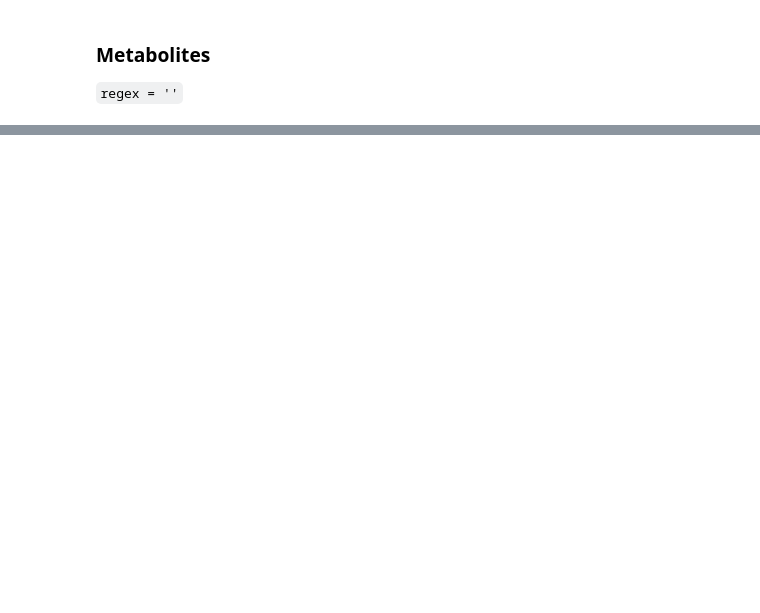
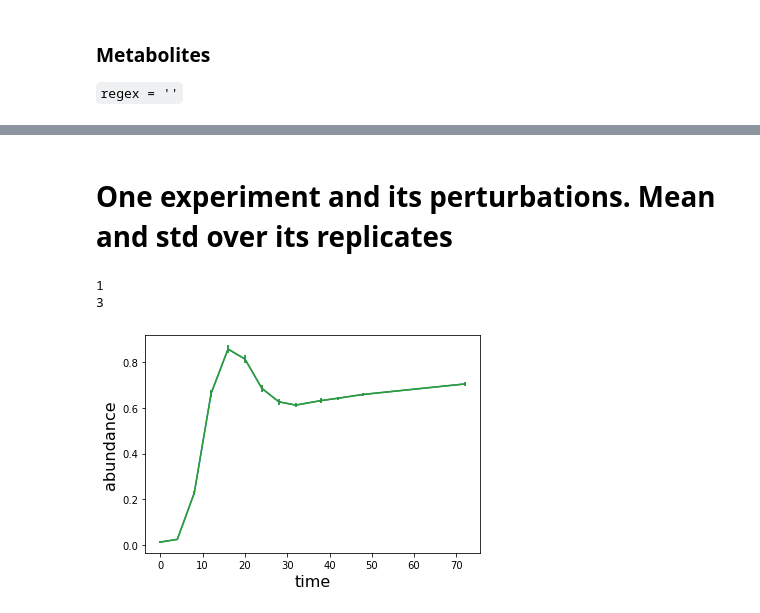
Before and after one commit to msysbio/bacterial_growth, a Jupyter notebook: Notebooks/bacterial_plots.ipynb, the cells around one changed output, grey strips where cells are left out. Drawn from its saved outputs; the diff is of its cells as text; code cells hidden in the pictures; blank space fills up the shorter version.

Commit message:
changes in working notebooks, bacterial plots

```diff
--- a/Notebooks/bacterial_plots.ipynb
+++ b/Notebooks/bacterial_plots.ipynb
@@ -275 +317,32 @@ plotFigure(met_msd)
 [figure]
+# %% [markdown]
+# One experiment and its perturbations. Mean and std over its replicates
+# %%
+def plotMeanStdSeveralReplicates():
+    phrase_pert = "SELECT perturbationId FROM Perturbation WHERE experimentId = '101'"
+    perturbations = execute(phrase_pert)
+
+    od_total = []
+
+    for i,pert in enumerate(perturbations):
+        phrase_pert = "SELECT abundanceFile FROM TechnicalReplicate WHERE perturbationId = '"+pert[0]+"'"
+        abundance_files = execute(phrase_pert)
+
+        od_msd = getMeanStd(abundance_files, regex=od_regex)
+        count_msd = getMeanStd(abundance_files, regex=count_regex)
+        qpcr_msd = getMeanStd(abundance_files, regex=qpcr_regex)
+        rnaseq_msd = getMeanStd(abundance_files, regex=rnaseq_regex)
+
+        if i == 0:
+            od_total = od_msd
+        else:
+            od_total = pd.merge(od_total, od_msd, on='time')
+
+    return od_total
+# %%
+a = plotMeanStdSeveralReplicates()
+plotFigure(a)
+# %% [output]
+1
+3
+[figure, added]
```
Also changed, not shown: parts of 30 cells of this notebook, 3 other files.
